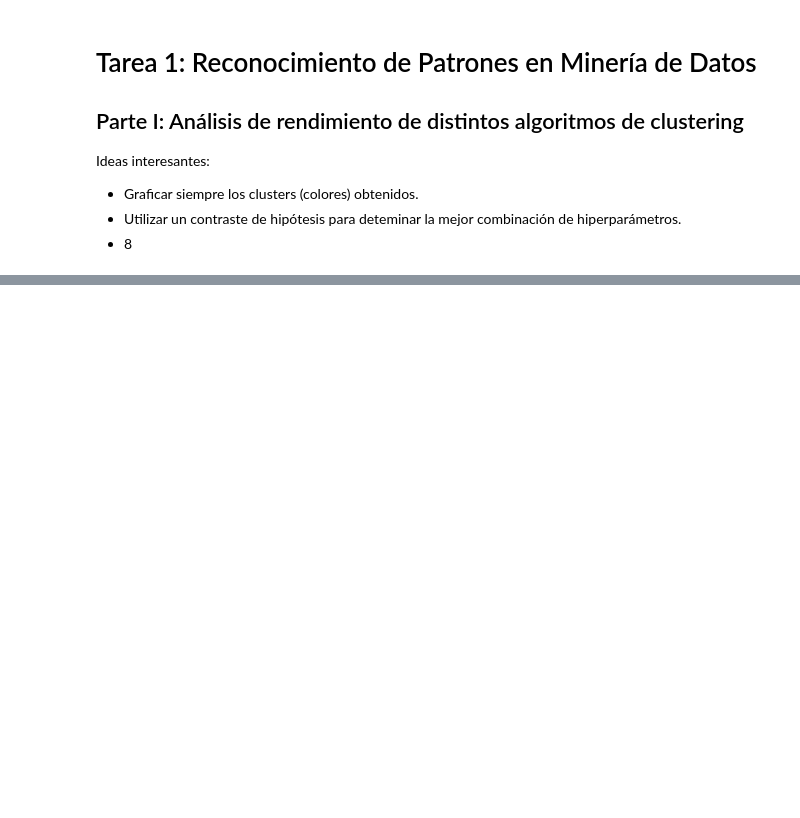
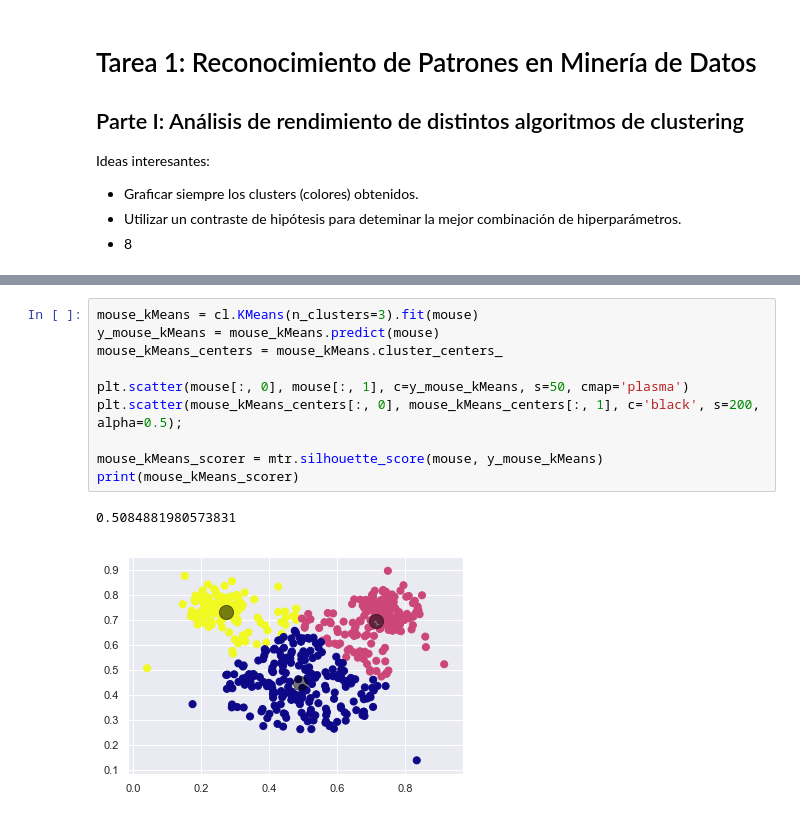
Before and after one commit to TattooeDeer/-DataMining-Tarea1, a Jupyter notebook: Parte_1.ipynb, the cells around one changed output, grey strips where cells are left out. Saved outputs shown, nothing was run; the diff lists cells and outputs as text; blank space fills up the shorter version.

```diff
--- a/Parte_1.ipynb
+++ b/Parte_1.ipynb
@@ -10,0 +45,13 @@ Ideas interesantes:
+# %%
+mouse_kMeans = cl.KMeans(n_clusters=3).fit(mouse)
+y_mouse_kMeans = mouse_kMeans.predict(mouse)
+mouse_kMeans_centers = mouse_kMeans.cluster_centers_
+
+plt.scatter(mouse[:, 0], mouse[:, 1], c=y_mouse_kMeans, s=50, cmap='plasma')
+plt.scatter(mouse_kMeans_centers[:, 0], mouse_kMeans_centers[:, 1], c='black', s=200, alpha=0.5);
+
+mouse_kMeans_scorer = mtr.silhouette_score(mouse, y_mouse_kMeans)
+print(mouse_kMeans_scorer)
+# %% [output]
+0.5084881980573831
+[figure, added]
```
Also changed, not shown: parts of 12 cells of this notebook, 2 other files.
